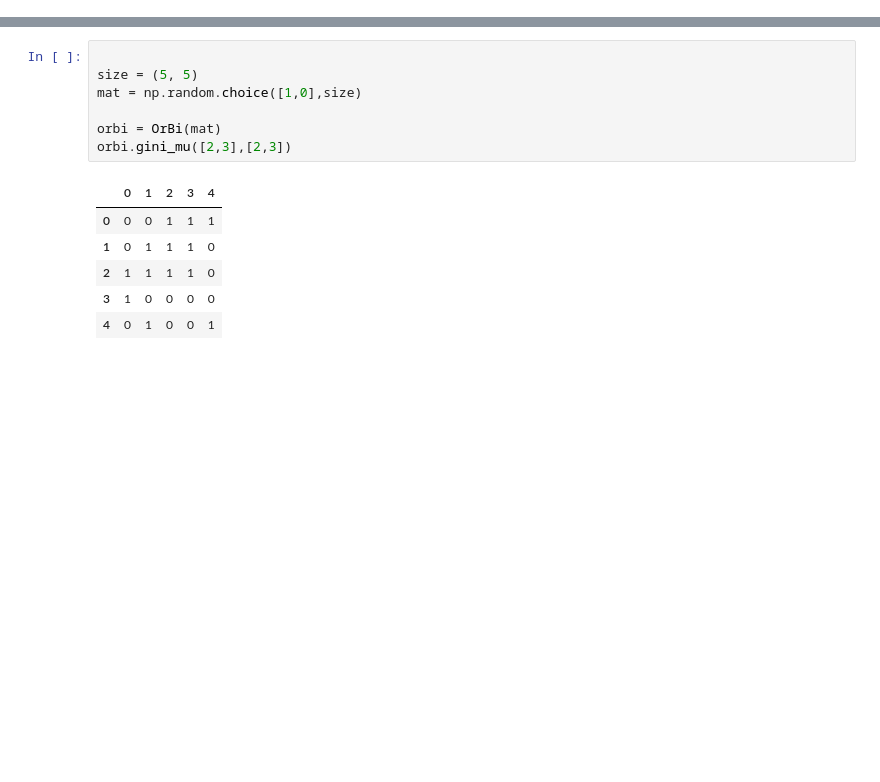
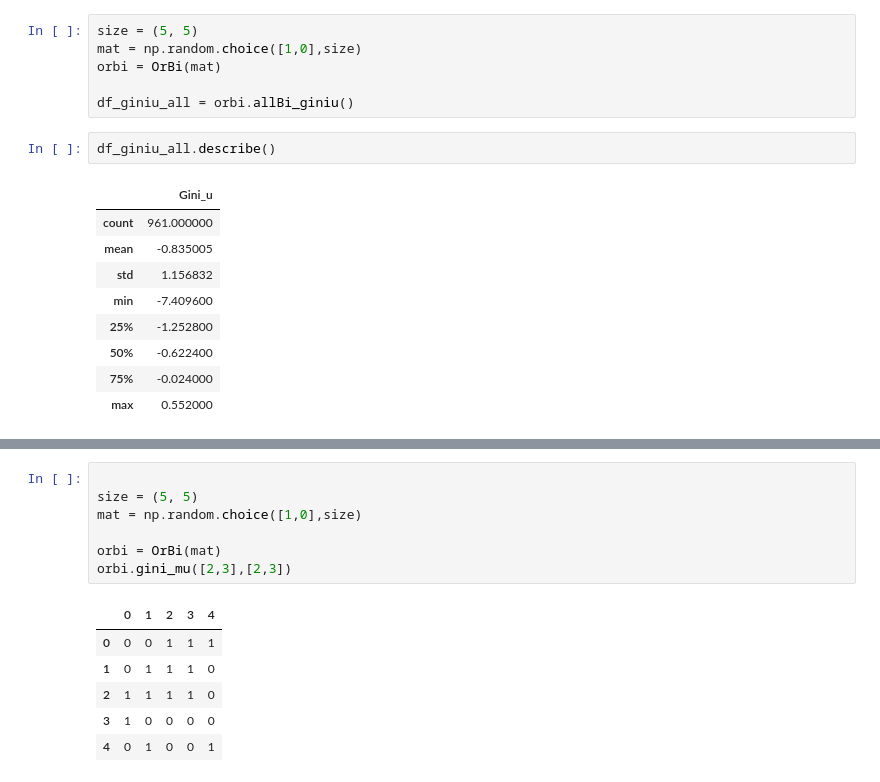
Before and after one commit to Haoyu2/DMLab-2020Spring, a Jupyter notebook: _gini.ipynb, the cells around one changed output, grey strips where cells are left out. Drawn from its saved outputs; the diff is of its cells as text; blank space fills up the shorter version.

```diff
--- a/_gini.ipynb
+++ b/_gini.ipynb
@@ -78,0 +105,18 @@ class OrBi():
+# %%
+size = (5, 5)
+mat = np.random.choice([1,0],size)
+orbi = OrBi(mat)
+
+df_giniu_all = orbi.allBi_giniu()
+# %%
+df_giniu_all.describe()
+# %% [output]
+|  | Gini_u |
+| count | 961.000000 |
+| mean | -0.835005 |
+| std | 1.156832 |
+| min | -7.409600 |
+| 25% | -1.252800 |
+| 50% | -0.622400 |
+| 75% | -0.024000 |
+| max | 0.552000 |
```
Also changed, not shown: parts of 7 cells of this notebook, 2 other files.
